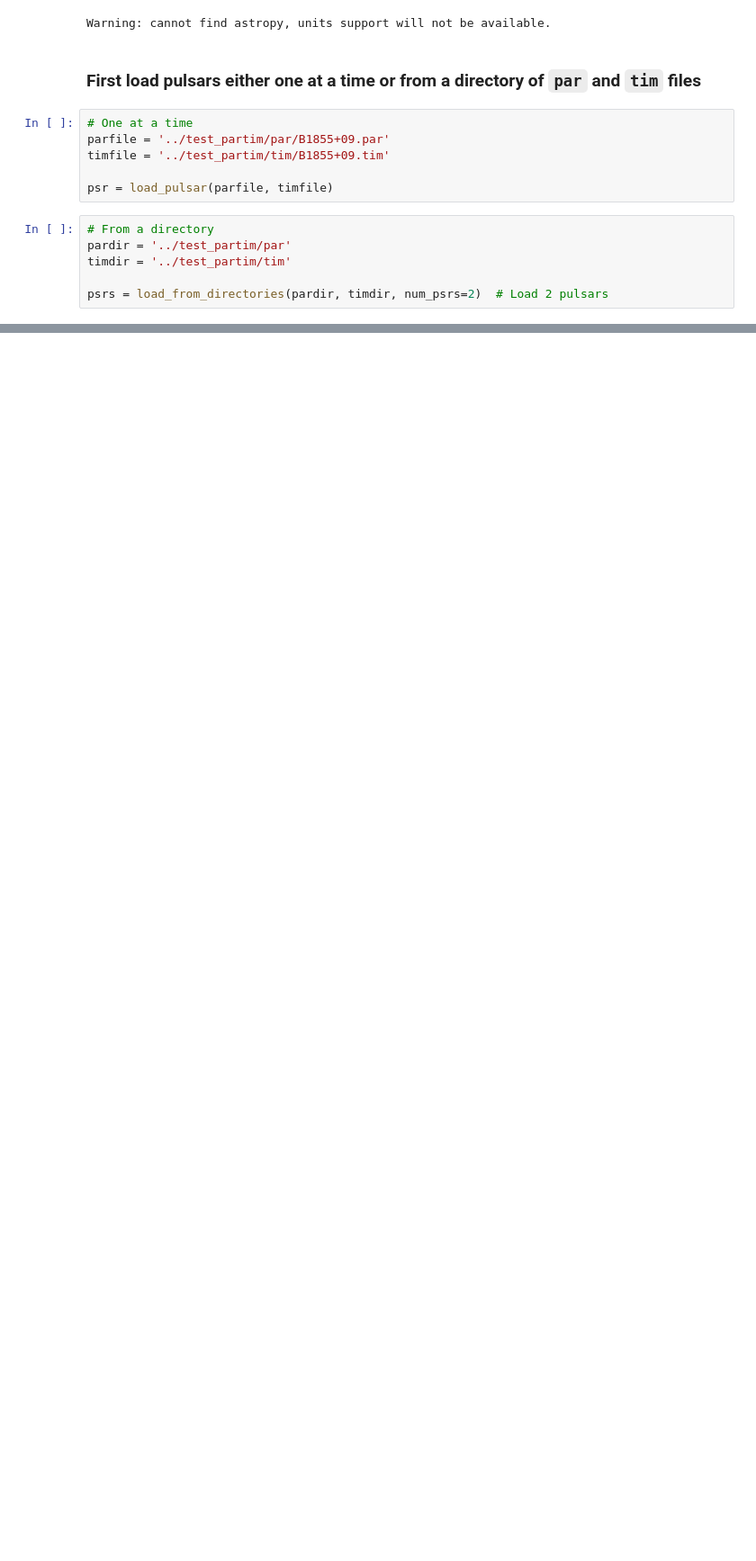
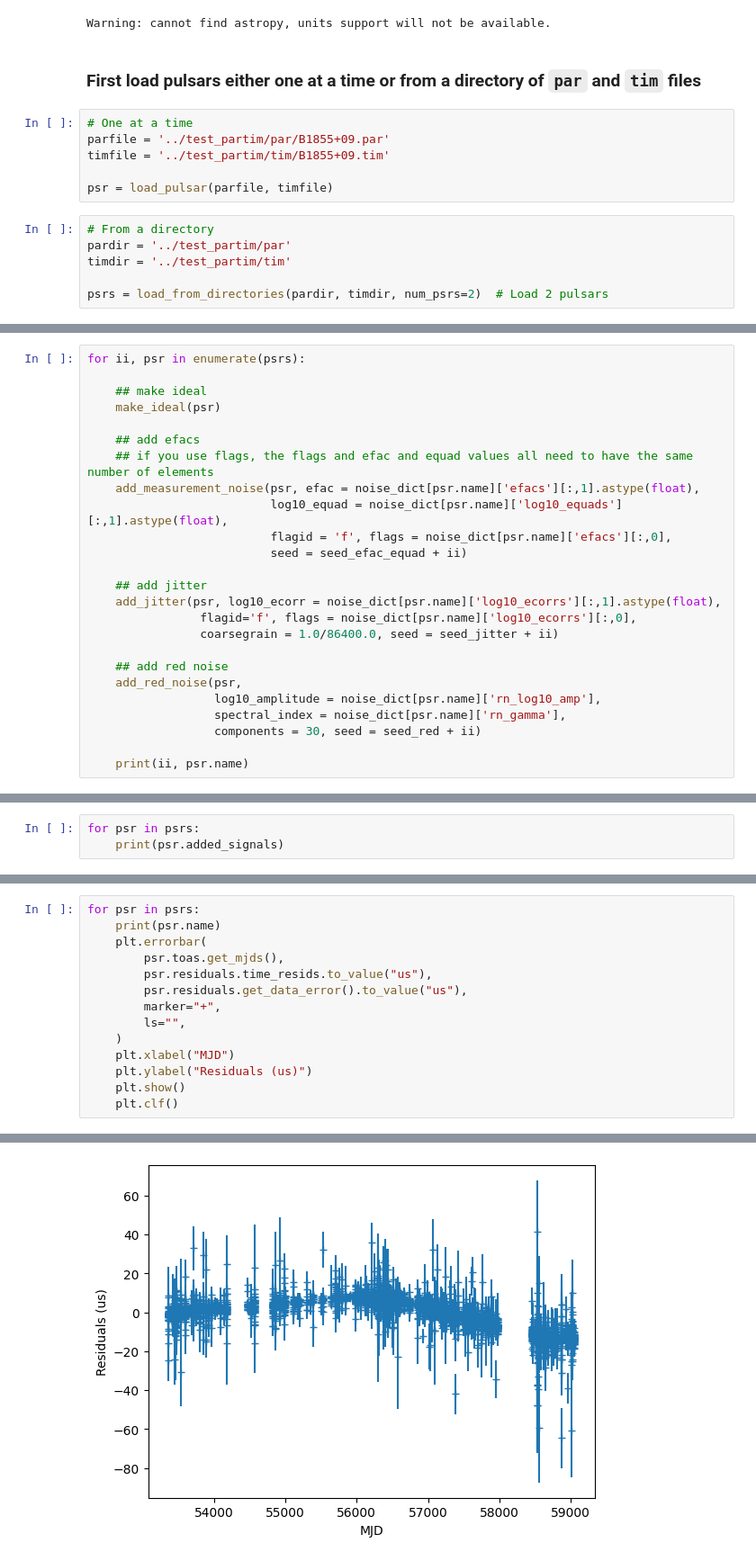
Before and after one commit to bencebecsy/pta_replicator, a Jupyter notebook: examples/add_noise.ipynb, the cells around one changed output, grey strips where cells are left out. Shown: that part at 90% size. Saved outputs shown, nothing was run; the diff lists cells and outputs as text; blank space fills up the shorter version.

```diff
--- a/examples/add_noise.ipynb
+++ b/examples/add_noise.ipynb
@@ -72,0 +75,25 @@ psrs[1].added_signals
+# %%
+for ii, psr in enumerate(psrs):
+
+    ## make ideal
+    make_ideal(psr)
+
+    ## add efacs
+    ## if you use flags, the flags and efac and equad values all need to have the same number of elements
+    add_measurement_noise(psr, efac = noise_dict[psr.name]['efacs'][:,1].astype(float),
+                          log10_equad = noise_dict[psr.name]['log10_equads'][:,1].astype(float),
+                          flagid = 'f', flags = noise_dict[psr.name]['efacs'][:,0],
+                          seed = seed_efac_equad + ii)
+
+    ## add jitter
+    add_jitter(psr, log10_ecorr = noise_dict[psr.name]['log10_ecorrs'][:,1].astype(float),
+                flagid='f', flags = noise_dict[psr.name]['log10_ecorrs'][:,0],
+                coarsegrain = 1.0/86400.0, seed = seed_jitter + ii)
+
+    ## add red noise
+    add_red_noise(psr,
+                  log10_amplitude = noise_dict[psr.name]['rn_log10_amp'],
+                  spectral_index = noise_dict[psr.name]['rn_gamma'],
+                  components = 30, seed = seed_red + ii)
+
+    print(ii, psr.name)
@@ -72,0 +109,3 @@ psrs[1].added_signals
+# %%
+for psr in psrs:
+    print(psr.added_signals)
@@ -72,0 +115,15 @@ psrs[1].added_signals
+# %%
+for psr in psrs:
+    print(psr.name)
+    plt.errorbar(
+        psr.toas.get_mjds(),
+        psr.residuals.time_resids.to_value("us"),
+        psr.residuals.get_data_error().to_value("us"),
+        marker="+",
+        ls="",
+    )
+    plt.xlabel("MJD")
+    plt.ylabel("Residuals (us)")
+    plt.show()
+    plt.clf()
+# %% [output]
@@ -72,0 +131 @@ psrs[1].added_signals
+[figure, added]
```
Also changed, not shown: parts of 21 cells of this notebook, 2 other files.
